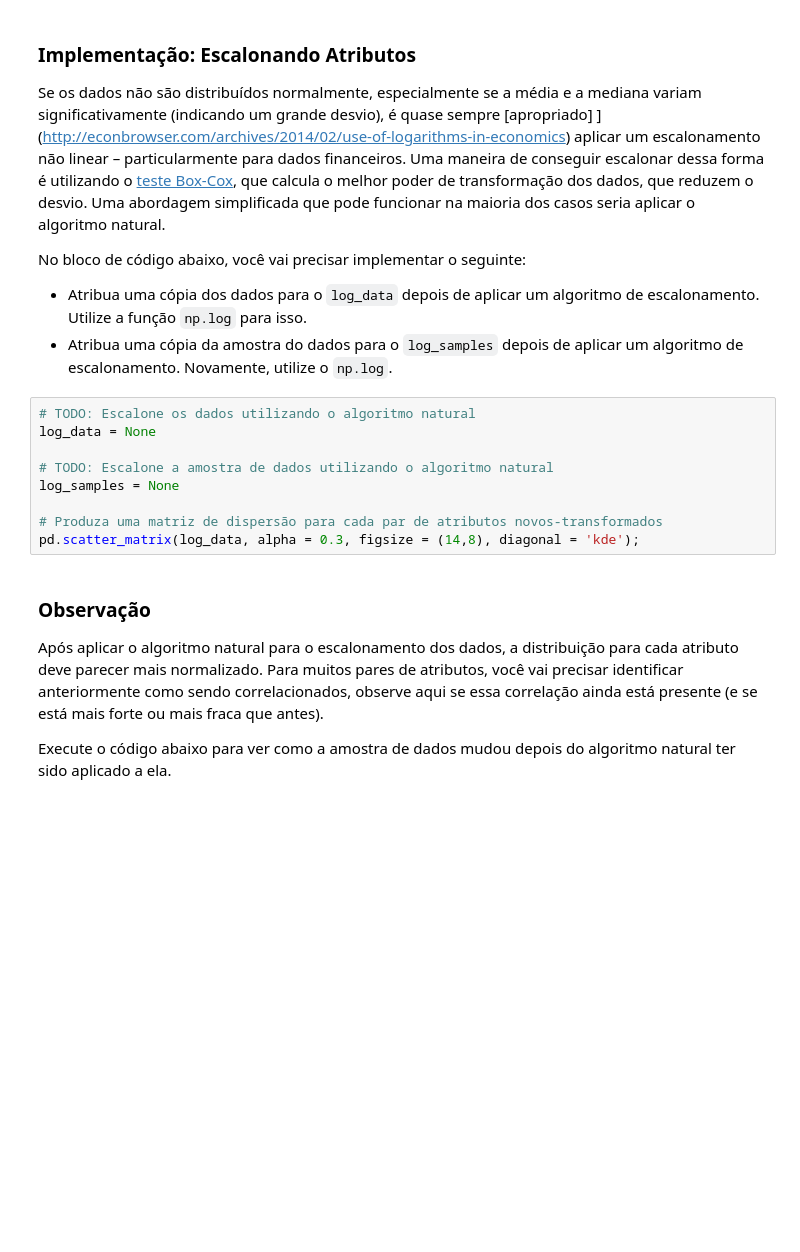
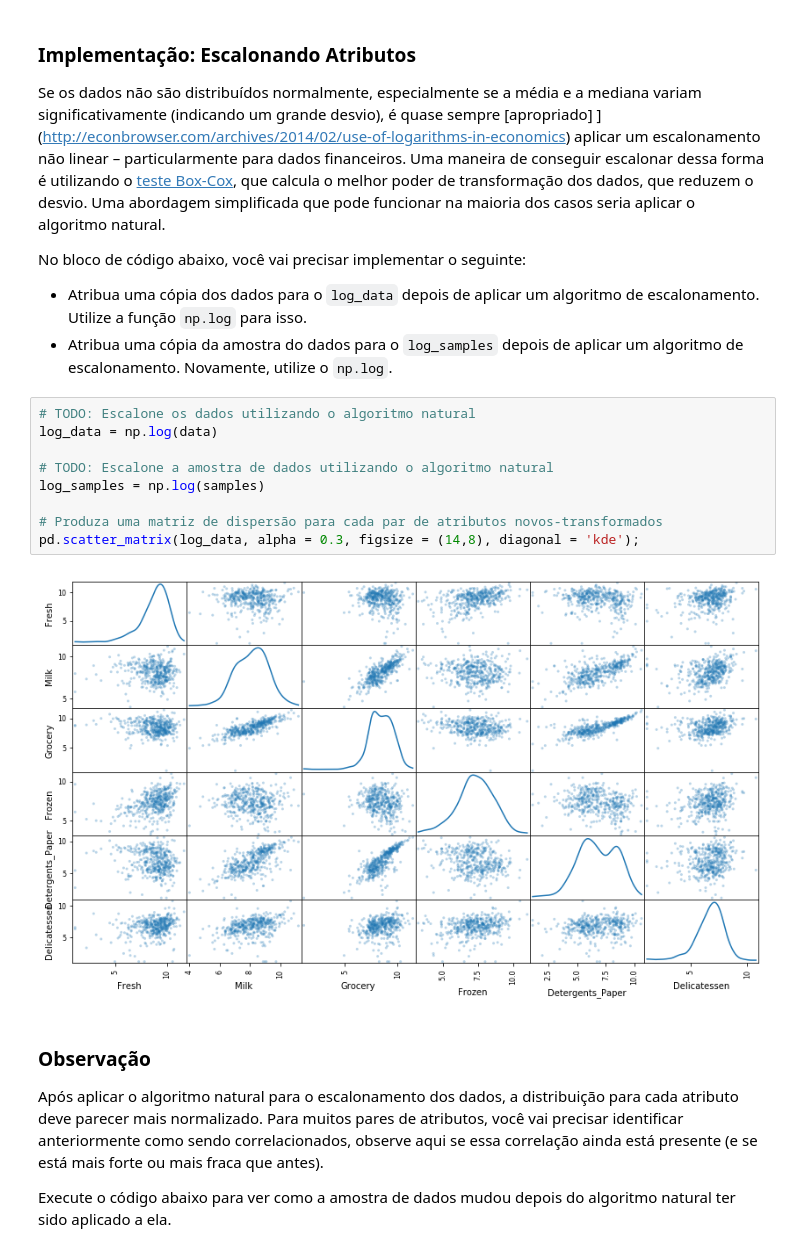
Before and after one commit to joaopaulopbjp/customer_segments, a Jupyter notebook: customer_segments_PT.ipynb, the cells around one changed output. Drawn from its saved outputs; the diff is of its cells as text; blank space fills up the shorter version.

```diff
--- a/customer_segments_PT.ipynb
+++ b/customer_segments_PT.ipynb
@@ -152,13 +172,15 @@ No bloco de código abaixo, você vai precisar implementar o seguinte:
  - Atribua uma cópia da amostra do dados para o `log_samples` depois de aplicar um algoritmo de escalonamento. Novamente, utilize o `np.log`.
 # %%
 # TODO: Escalone os dados utilizando o algoritmo natural
-log_data = None
+log_data = np.log(data)
 
 # TODO: Escalone a amostra de dados utilizando o algoritmo natural
-log_samples = None
+log_samples = np.log(samples)
 
 # Produza uma matriz de dispersão para cada par de atributos novos-transformados
 pd.scatter_matrix(log_data, alpha = 0.3, figsize = (14,8), diagonal = 'kde');
+# %% [output]
+[figure, added]
 # %% [markdown]
 ### Observação
 Após aplicar o algoritmo natural para o escalonamento dos dados, a distribuição para cada atributo deve parecer mais normalizado. Para muitos pares de atributos, você vai precisar identificar anteriormente como sendo correlacionados, observe aqui se essa correlação ainda está presente (e se está mais forte ou mais fraca que antes).
```
Also changed, not shown: parts of 9 cells of this notebook.
